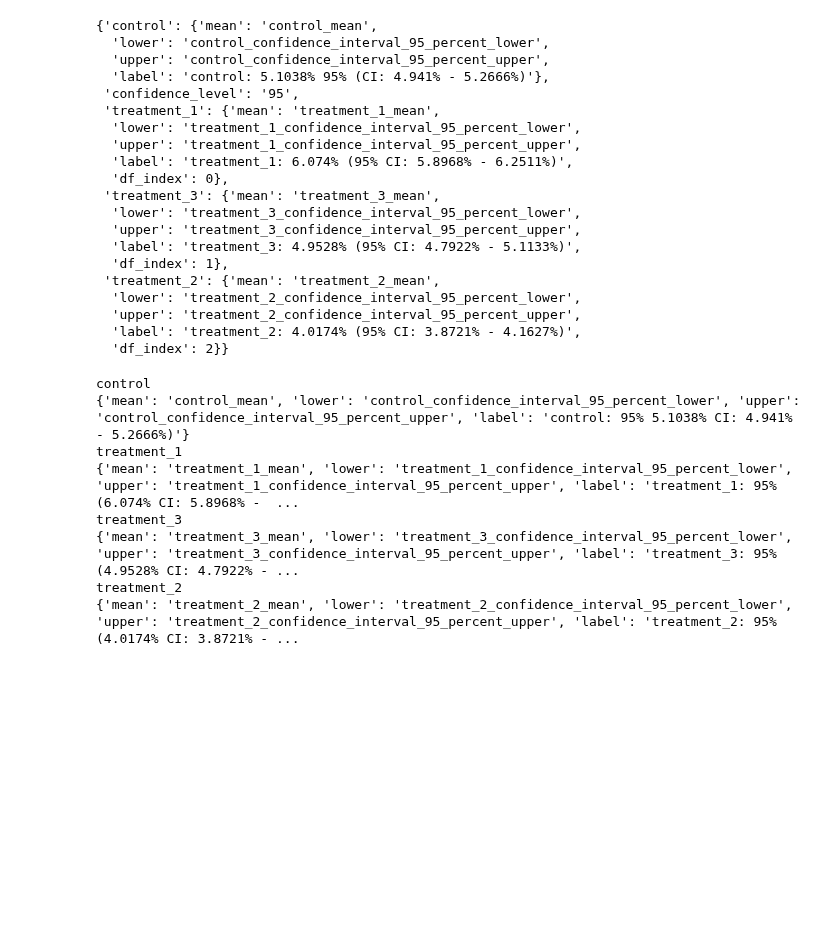
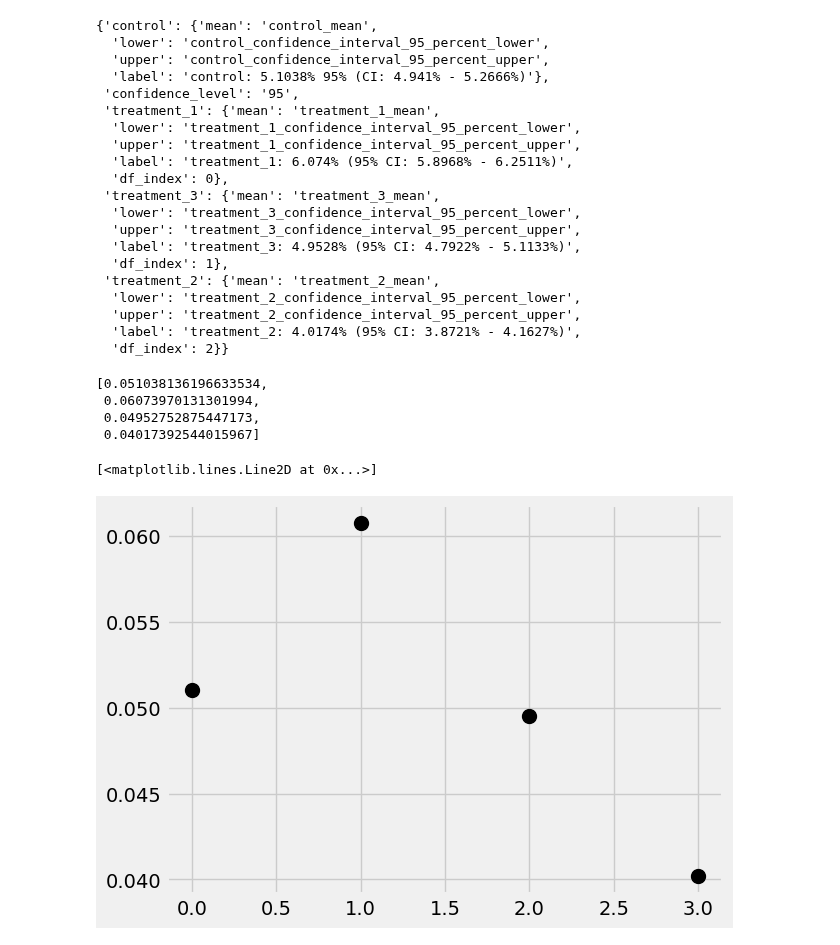
Before and after one commit to dokeeffe87/stats_utils, a Jupyter notebook: notebooks/scratch_work/dev_generalize_to_n_variants.ipynb, the cells around one changed output. Saved outputs shown, nothing was run; the diff lists cells and outputs as text; code cells hidden in the pictures; blank space fills up the shorter version.

Commit message:
added some prototypes for n variant analysis plotting

```diff
--- a/notebooks/scratch_work/dev_generalize_to_n_variants.ipynb
+++ b/notebooks/scratch_work/dev_generalize_to_n_variants.ipynb
@@ -419,20 +419,34 @@ test_label_dict
   'label': 'treatment_2: 4.0174% (95% CI: 3.8721% - 4.1627%)',
   'df_index': 2}}
 # %%
+means_to_plot = []
+confidence_intervals_to_plot = []
+labels_to_plot = []
 for group_, label_dict_ in test_label_dict.items():
     if group_ == 'confidence_level':
         pass
     else:
         if group_ == 'control':
-            df_ = list_of_dfs[0]
+            df_ = list_of_dfs[0].T
+            means_to_plot.append(df_[label_dict_['mean']].values[0])
+            confidence_intervals_to_plot.append([df_[label_dict_['lower']].values[0], df_[label_dict_['upper']].values[0]])
+            labels_to_plot.append(label_dict_['label'])
         else:
-            df_ == list_of_dfs[label_dict_['df_index']]
+            df_ = list_of_dfs[label_dict_['df_index']].T
+            means_to_plot.append(df_[label_dict_['mean']].values[0])
+            confidence_intervals_to_plot.append([df_[label_dict_['lower']].values[0], df_[label_dict_['upper']].values[0]])
+            labels_to_plot.append(label_dict_['label'])
-# %% [output]
-control
-{'mean': 'control_mean', 'lower': 'control_confidence_interval_95_percent_lower', 'upper': 'control_confidence_interval_95_percent_upper', 'label': 'control: 95% 5.1038% CI: 4.941% - 5.2666%)'}
-treatment_1
-{'mean': 'treatment_1_mean', 'lower': 'treatment_1_confidence_interval_95_percent_lower', 'upper': 'treatment_1_confidence_interval_95_percent_upper', 'label': 'treatment_1: 95% (6.074% CI: 5.8968% -  ...
-treatment_3
-{'mean': 'treatment_3_mean', 'lower': 'treatment_3_confidence_interval_95_percent_lower', 'upper': 'treatment_3_confidence_interval_95_percent_upper', 'label': 'treatment_3: 95% (4.9528% CI: 4.7922% - ...
-treatment_2
-{'mean': 'treatment_2_mean', 'lower': 'treatment_2_confidence_interval_95_percent_lower', 'upper': 'treatment_2_confidence_interval_95_percent_upper', 'label': 'treatment_2: 95% (4.0174% CI: 3.8721% - ...
+# %%
+means_to_plot
+# %% [output]
+[0.051038136196633534,
+ 0.06073970131301994,
+ 0.04952752875447173,
+ 0.04017392544015967]
+# %%
+fig, ax = plt.subplots()
+# plt.plot(means_to_plot, [0.8, 1], 'o', ms=10, color='black')
+plt.plot(means_to_plot, 'o', ms=10, color='black')
+# %% [output]
+[<matplotlib.lines.Line2D at 0x...>]
+[figure, added]
```
